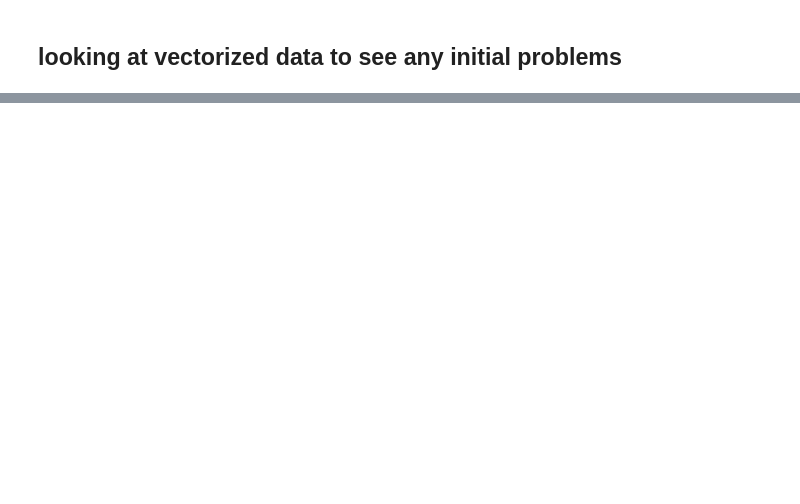
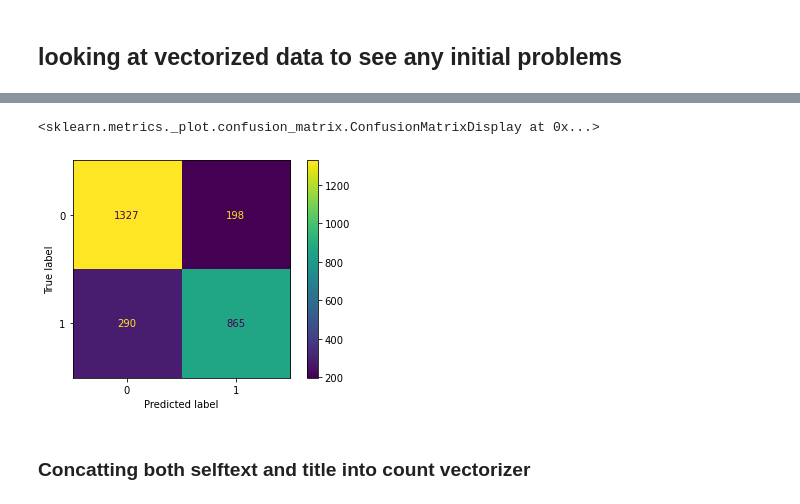
Before and after one commit to Daniel-Sun-99/Reddit-Post-Classification-NLP, a Jupyter notebook: code/SimpleCountvectorizer.ipynb, the cells around one changed output, grey strips where cells are left out. Saved outputs shown, nothing was run; the diff lists cells and outputs as text; code cells hidden in the pictures; blank space fills up the shorter version.

```diff
--- a/code/SimpleCountvectorizer.ipynb
+++ b/code/SimpleCountvectorizer.ipynb
@@ -66,0 +103,6 @@ Pipeline(steps=[('cv', CountVectorizer(stop_words='english'))])
+# %%
+X = df['title']
+y = df['subreddit']
+
+
+X_train, X_test, y_train, y_test = train_test_split(X, y, random_state = 1)
@@ -66,0 +115,7 @@ Pipeline(steps=[('cv', CountVectorizer(stop_words='english'))])
+# %%
+ConfusionMatrixDisplay.from_estimator(pipe1, X_test, y_test)
+# %% [output]
+<sklearn.metrics._plot.confusion_matrix.ConfusionMatrixDisplay at 0x...>
+[figure, added]
+# %% [markdown]
+### Concatting both selftext and title into count vectorizer
```
Also changed, not shown: parts of 29 cells of this notebook, 2 other files.
